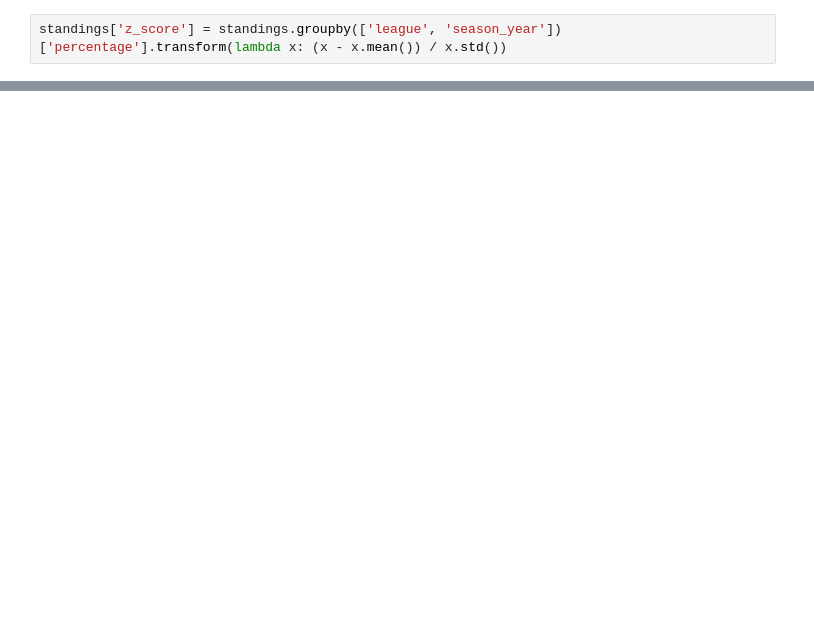
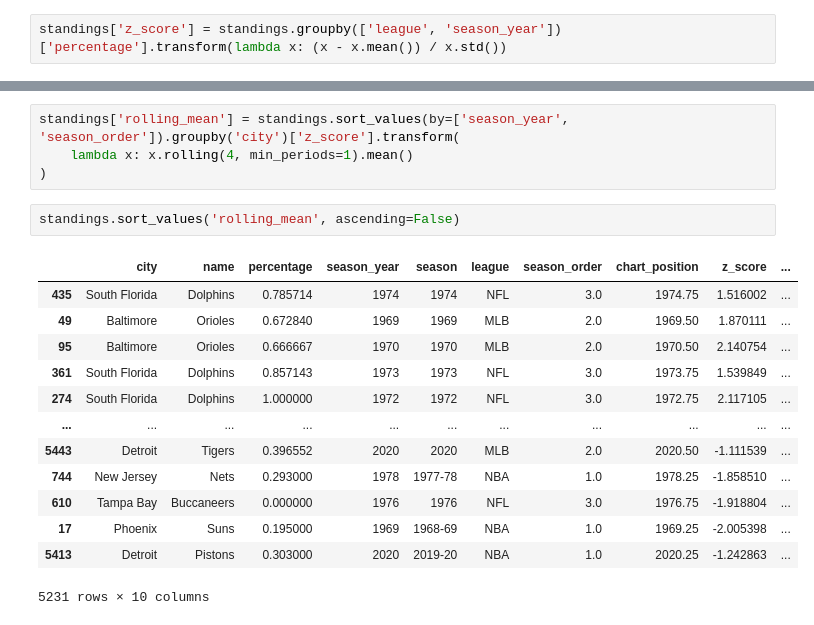
Before and after one commit to ethanarsht/sports_index, a Jupyter notebook: standings_analysis.ipynb, the cells around one changed output, grey strips where cells are left out. Drawn from its saved outputs; the diff is of its cells as text; blank space fills up the shorter version.

```diff
--- a/standings_analysis.ipynb
+++ b/standings_analysis.ipynb
@@ -50,0 +84,20 @@ standings['z_score'] = standings.groupby(['league', 'season_year'])['percentage'
+# %%
+standings['rolling_mean'] = standings.sort_values(by=['season_year', 'season_order']).groupby('city')['z_score'].transform(
+    lambda x: x.rolling(4, min_periods=1).mean()
+)
+# %%
+standings.sort_values('rolling_mean', ascending=False)
+# %% [output]
+|  | city | name | percentage | season_year | season | league | season_order | chart_position | z_score | ... |
+| 435 | South Florida | Dolphins | 0.785714 | 1974 | 1974 | NFL | 3.0 | 1974.75 | 1.516002 | ... |
+| 49 | Baltimore | Orioles | 0.672840 | 1969 | 1969 | MLB | 2.0 | 1969.50 | 1.870111 | ... |
+| 95 | Baltimore | Orioles | 0.666667 | 1970 | 1970 | MLB | 2.0 | 1970.50 | 2.140754 | ... |
+| 361 | South Florida | Dolphins | 0.857143 | 1973 | 1973 | NFL | 3.0 | 1973.75 | 1.539849 | ... |
+| 274 | South Florida | Dolphins | 1.000000 | 1972 | 1972 | NFL | 3.0 | 1972.75 | 2.117105 | ... |
+| ... | ... | ... | ... | ... | ... | ... | ... | ... | ... | ... |
+| 5443 | Detroit | Tigers | 0.396552 | 2020 | 2020 | MLB | 2.0 | 2020.50 | -1.111539 | ... |
+| 744 | New Jersey | Nets | 0.293000 | 1978 | 1977-78 | NBA | 1.0 | 1978.25 | -1.858510 | ... |
+| 610 | Tampa Bay | Buccaneers | 0.000000 | 1976 | 1976 | NFL | 3.0 | 1976.75 | -1.918804 | ... |
+| 17 | Phoenix | Suns | 0.195000 | 1969 | 1968-69 | NBA | 1.0 | 1969.25 | -2.005398 | ... |
+| 5413 | Detroit | Pistons | 0.303000 | 2020 | 2019-20 | NBA | 1.0 | 2020.25 | -1.242863 | ... |
+5231 rows × 10 columns
```
Also changed, not shown: parts of 19 cells of this notebook, 2 other files.
